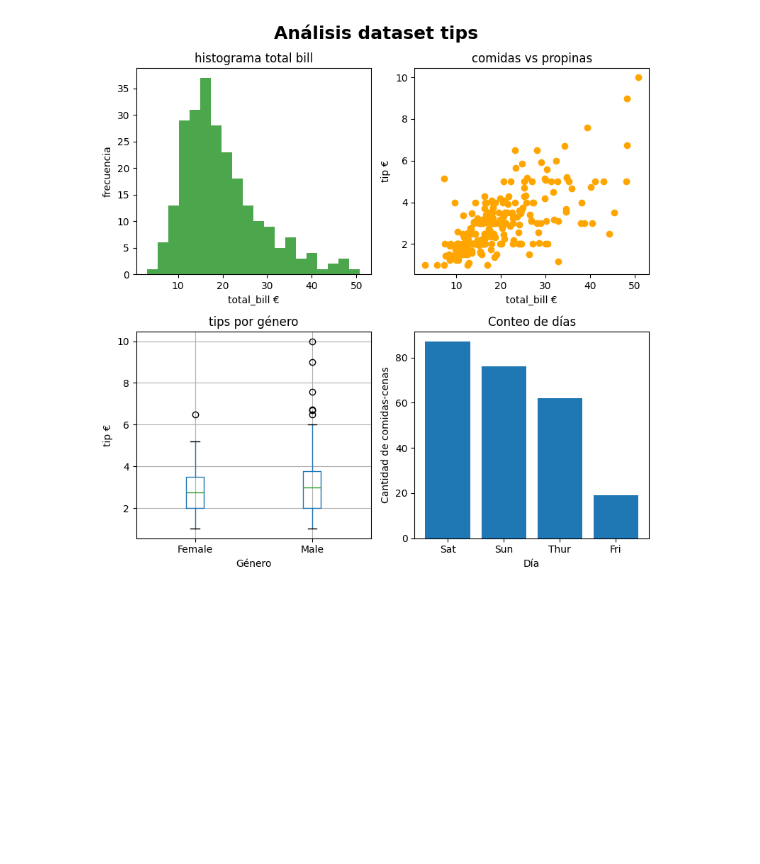
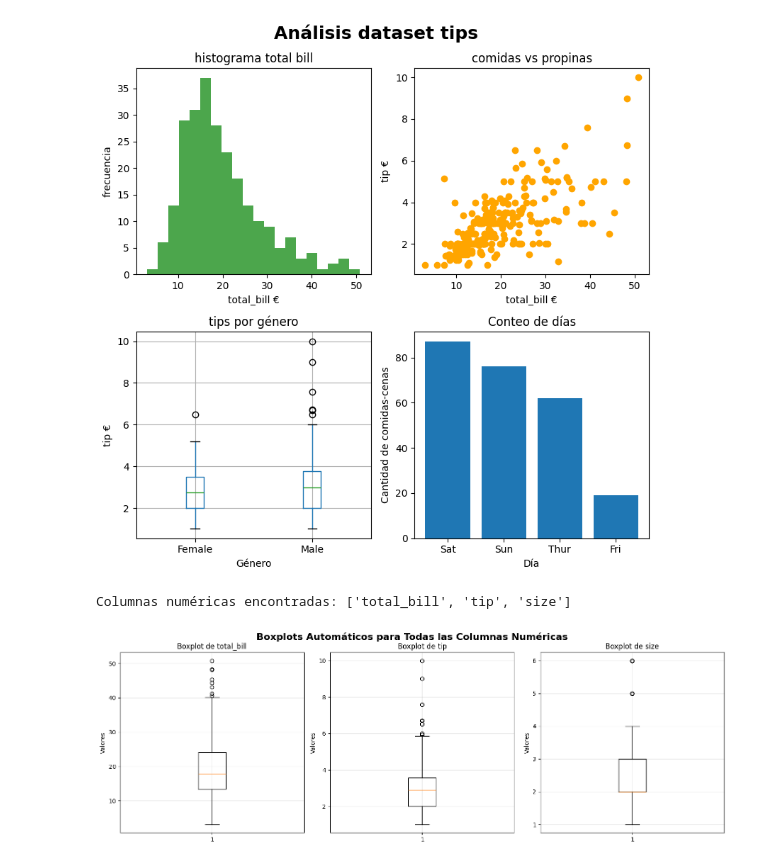
Before and after one commit to certidevs/curso-2025-07-visualizacion, a Jupyter notebook: clase.ipynb, the cells around one changed output. Saved outputs shown, nothing was run; the diff lists cells and outputs as text; code cells hidden in the pictures; blank space fills up the shorter version.

Commit message:
creación automática de gráficos dinámicamente según dataframe

```diff
--- a/clase.ipynb
+++ b/clase.ipynb
@@ -324,3 +324,51 @@ fig.suptitle("Análisis dataset tips", fontsize=18, fontweight='bold')
 plt.tight_layout()
 # %% [output]
 [figure]
+# %%
+# CÓDIGO SUBPLOTS AUTOMÁTICOS PARA NUMÉRICAS
+
+# Obtener solo las columnas numéricas
+columnas_numericas = df.select_dtypes(include=[np.number]).columns.tolist()
+print(f"Columnas numéricas encontradas: {columnas_numericas}")
+
+# Calcular el número de filas y columnas para el subplot
+import math
+n_columnas = len(columnas_numericas)
+ncols = 3  # número de columnas en el subplot
+nrows = math.ceil(n_columnas / ncols)  # calcular filas necesarias
+
+# Crear el subplot
+fig, axes = plt.subplots(nrows=nrows, ncols=ncols, figsize=(15, 5*nrows))
+
+# Asegurar que axes sea siempre un array 2D
+if nrows == 1 and ncols == 1:
+    axes = np.array([[axes]])
+elif nrows == 1:
+    axes = axes.reshape(1, -1)
+elif ncols == 1:
+    axes = axes.reshape(-1, 1)
+
+# Crear boxplots automáticamente con bucle for
+for i, columna in enumerate(columnas_numericas):
+    # Calcular posición en la grilla
+    fila = i // ncols
+    col = i % ncols
+
+    # Crear boxplot
+    axes[fila, col].boxplot(df[columna])
+    axes[fila, col].set_title(f'Boxplot de {columna}')
+    axes[fila, col].set_ylabel('Valores')
+    axes[fila, col].grid(True, alpha=0.3)
+
+# Ocultar subplots vacíos si los hay
+for i in range(n_columnas, nrows * ncols):
+    fila = i // ncols
+    col = i % ncols
+    axes[fila, col].axis('off')
+
+plt.tight_layout()
+plt.suptitle('Boxplots Automáticos para Todas las Columnas Numéricas',
+             fontsize=16, fontweight='bold', y=1.02)
+# %% [output]
+Columnas numéricas encontradas: ['total_bill', 'tip', 'size']
+[figure, added]
```
Also changed, not shown: parts of 4 cells of this notebook, 1 other file.
